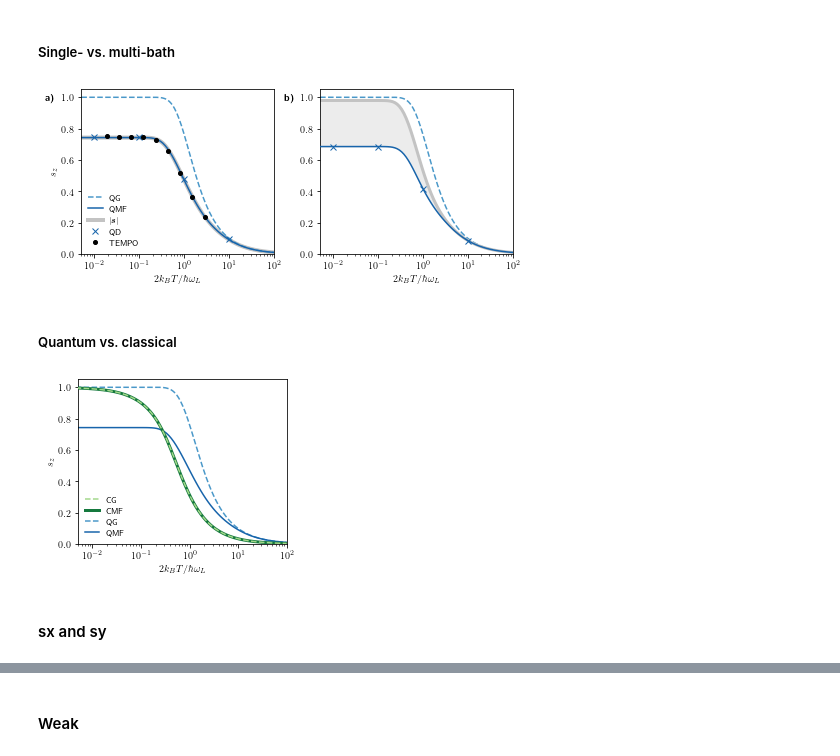
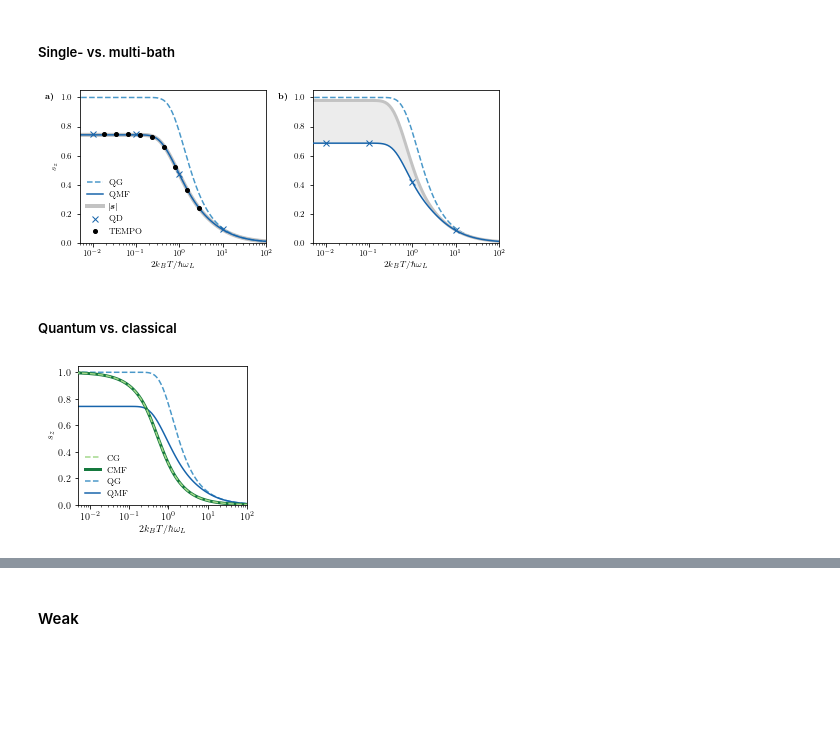
Before and after one commit to quantum-exeter/QuantumSpinDynamics, a Jupyter notebook: plot/plotStatics.ipynb, the cells around one changed output, grey strips where cells are left out. Drawn from its saved outputs; the diff is of its cells as text; code cells hidden in the pictures; blank space fills up the shorter version.

Commit message:
Plots updated for v2 of the paper

```diff
--- a/plot/plotStatics.ipynb
+++ b/plot/plotStatics.ipynb
@@ -9,12 +9,15 @@ import matplotlib
 import matplotlib.pyplot as plt
 import pandas as pd
 from mpl_toolkits.axes_grid1.inset_locator import inset_axes
+from matplotlib import ticker
 
 from scipy.linalg import expm
 
 matplotlib.rcParams['text.usetex'] = True
 matplotlib.rcParams['text.latex.preamble'] = r'\usepackage{bm}'
-matplotlib.rcParams['font.size'] = 9
-matplotlib.rcParams['legend.fontsize'] = 8
+matplotlib.rcParams['font.size'] = 8.5
+matplotlib.rcParams['legend.fontsize'] = 8.5
+matplotlib.rcParams['font.family'] = 'serif'
+matplotlib.rcParams['font.serif'] = ['Computer Modern']
 # %% [markdown]
 #### Import data ####
@@ -63,7 +45,7 @@ data3D_MFGS_wk = np.array(pd.read_csv(r'../paper_data/WK_MFGS_prmc.csv'))
 # %% [markdown]
 ##### Single- vs. multi-bath ####
 # %%
-fig, ax = plt.subplots(1, 2, figsize=(6.75, 3))
+fig, ax = plt.subplots(1, 2, figsize=(6.6, 2.75))
 
 bcmap = plt.get_cmap('Blues') # Blue colormap
 gcmap = plt.get_cmap('Greys') # Grey colormap
@@ -82,41 +64,40 @@ ax[0].semilogx(data3D_prmd[:,0], data3D_prmd[:,3], color=bcmap(0.8), label='QMF'
 
 ax[0].semilogx(data3D_prmd[:,0], np.sqrt(data3D_prmd[:,1]**2 + data3D_prmd[:,2]**2 + data3D_prmd[:,3]**2), color=gcmap(0.35), linestyle='-', linewidth=4, zorder=0, label='$|\\bm{s}|$') # MFGS
 
 ax[0].plot(0.01, 0.745, color=bcmap(0.8), marker='x', linestyle='None', label='QD', zorder=3) # Dynamics
 ax[0].plot(0.1, 0.745, color=bcmap(0.8), marker='x', linestyle='None', zorder=3) # Dynamics
 ax[0].plot(1, 0.476, color=bcmap(0.8), marker='x', linestyle='None', zorder=3) # Dynamics
 ax[0].plot(10, 0.0942, color=bcmap(0.8), marker='x', linestyle='None', zorder=3) # Dynamics
 
 ax[0].semilogx(data_tempo[:,0], data_tempo[:,1], 'ko', markersize=4, label='TEMPO', zorder=4) # TEMPO
 
 ##### Data 1D ######
 ax[1].semilogx(dataG_qu[:,0], dataG_qu[:,3], color=bcmap(0.6), linestyle='--', zorder=1) # Gibbs
 ax[1].semilogx(data1D_prmd[:,0], data1D_prmd[:,3], color=bcmap(0.8), zorder=3) # MFGS
 
 ax[1].plot(0.01, 0.685, color=bcmap(0.8), marker='x', linestyle='None', zorder=4) # Dynamics
 ax[1].plot(0.1, 0.685, color=bcmap(0.8), marker='x', linestyle='None', zorder=4) # Dynamics
 ax[1].plot(1, 0.417, color=bcmap(0.8), marker='x', linestyle='None', zorder=4) # Dynamics
 ax[1].plot(10, 0.086, color=bcmap(0.8), marker='x', linestyle='None', zorder=4) # Dynamics
 
 ax[1].fill_between(data1D_prmd[:,0], np.sqrt(data1D_prmd[:,1]**2 + data1D_prmd[:,2]**2 + data1D_prmd[:,3]**2), data1D_prmd[:,3], color=gcmap(0.15), zorder=0)
 
 ax[1].semilogx(data1D_prmd[:,0], np.sqrt(data1D_prmd[:,1]**2 + data1D_prmd[:,2]**2 + data1D_prmd[:,3]**2), color=gcmap(0.35), linestyle='-', linewidth=3, zorder=2) # MFGS
 
 ax[0].text(0.08e-2, 0.98, '\\textbf{a)}')
 ax[1].text(0.08e-2, 0.98, '\\textbf{b)}')
 
 ax[0].legend(ncol=1, loc='lower left', frameon=False, handlelength=1.8)
 
-fig.tight_layout(w_pad = 1.4)
+fig.tight_layout()
 
-# plt.savefig('/Users/charliehogg/Dropbox/charlie/multibath/paper/graphs/sz_T_prmd_1D_3D.pdf', dpi=300) # Export for Mac
-# plt.savefig('C:/Users/crh222/Dropbox/charlie/multi_bath/paper/graphs/sz_T_prmd_1D_3D.pdf', dpi=300) # Export for Windows
+plt.savefig('C:/Users/crh222/Dropbox/charlie/multi_bath/paper/graphs/new_fig.pdf', dpi=300) # Export for Windows
 # %% [output]
-[figure, old version]
+[figure, new version]
 # %% [markdown]
 ##### Quantum vs. classical ####
 # %%
-fig, ax = plt.subplots(1, 1, figsize=(3.75, 3))
+fig, ax = plt.subplots(1, 1, figsize=(3.2, 2.65))
 
 bcmap = plt.get_cmap('Blues') # Blue colormap
 ocmap = plt.get_cmap('YlGn') # Green colormap
@@ -139,13 +120,15 @@ ax.semilogx(data3D_prmd_cl[:,0], data3D_prmd_cl[:,3], color=ocmap(0.8), linestyl
 ax.semilogx(dataG_qu[:,0], dataG_qu[:,3], color=bcmap(0.6), linestyle='--', label='QG', zorder=0) # Gibbs
 ax.semilogx(data3D_prmd[:,0], data3D_prmd[:,3], color=bcmap(0.8), label='QMF', zorder=1) # MFGS
 
-ax.legend(ncol=1, loc='lower left', frameon=False, handlelength=1.8)
+ax.legend(ncol=1, loc='lower left', frameon=False, handlelength=1.7)
 
-fig.tight_layout(w_pad = 1.4)
+ax.set_xticks([1.0e-2, 1.0e-1, 1, 10, 100])
+ax.xaxis.set_major_locator(ticker.LogLocator(numticks=99))
+ax.xaxis.set_minor_locator(ticker.LogLocator(numticks=99, subs='auto'))
+
+fig.tight_layout()
 
 # plt.savefig('/Users/charliehogg/Dropbox/charlie/multi_bath/paper/graphs/sz_T_prmd_qu_cl.pdf', dpi=300) # Export for Mac
-# plt.savefig('C:/Users/crh222/Dropbox/charlie/multi_bath/paper/graphs/sz_T_prmd_qu_cl.pdf', dpi=300) # Export for Windows
+plt.savefig('C:/Users/crh222/Dropbox/charlie/multi_bath/paper/graphs/classical_quantum.pdf', dpi=300) # Export for Windows
 # %% [output]
-[figure, old version]
+[figure, new version]
-# %% [markdown]
-#### sx and sy ####
```
Also changed, not shown: parts of 6 cells of this notebook.
